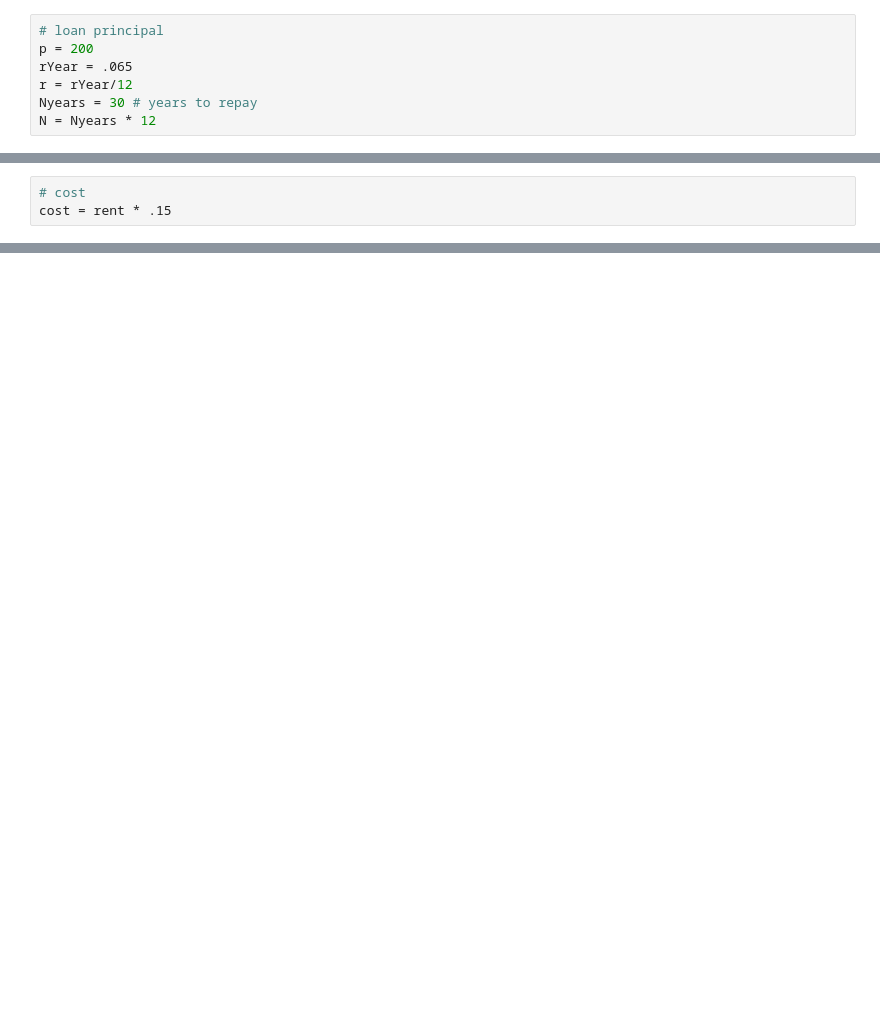
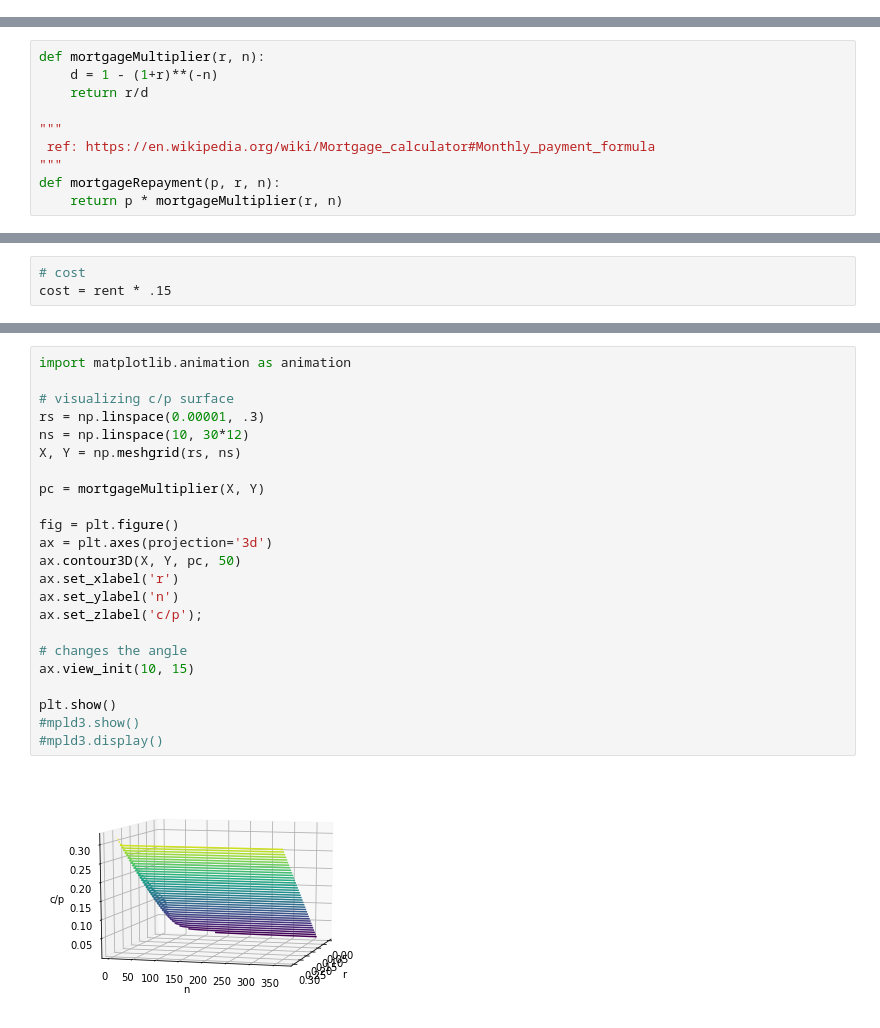
Before and after one commit to johnb8005/realestate, a Jupyter notebook: realestate-math.ipynb, the cells around one changed output, grey strips where cells are left out. Cells and saved outputs as stored; diff of their text form; blank space fills up the shorter version.

```diff
--- a/realestate-math.ipynb
+++ b/realestate-math.ipynb
@@ -23,7 +23,0 @@ downpaymentP = .2
-# %%
-# loan principal
-p = 200
-rYear = .065
-r = rYear/12
-Nyears = 30 # years to repay
-N = Nyears * 12
@@ -40,0 +57,10 @@ monthlyRepayment
+# %%
+def mortgageMultiplier(r, n):
+    d = 1 - (1+r)**(-n)
+    return r/d
+
+"""
+ ref: https://en.wikipedia.org/wiki/Mortgage_calculator#Monthly_payment_formula
+"""
+def mortgageRepayment(p, r, n):
+    return p * mortgageMultiplier(r, n)
@@ -81,0 +233,25 @@ returnYearly
+# %%
+import matplotlib.animation as animation
+
+# visualizing c/p surface
+rs = np.linspace(0.00001, .3)
+ns = np.linspace(10, 30*12)
+X, Y = np.meshgrid(rs, ns)
+
+pc = mortgageMultiplier(X, Y)
+
+fig = plt.figure()
+ax = plt.axes(projection='3d')
+ax.contour3D(X, Y, pc, 50)
+ax.set_xlabel('r')
+ax.set_ylabel('n')
+ax.set_zlabel('c/p');
+
+# changes the angle
+ax.view_init(10, 15)
+
+plt.show()
+#mpld3.show()
+#mpld3.display()
+# %% [output]
+[figure, added]
```
Also changed, not shown: parts of 31 cells of this notebook.
